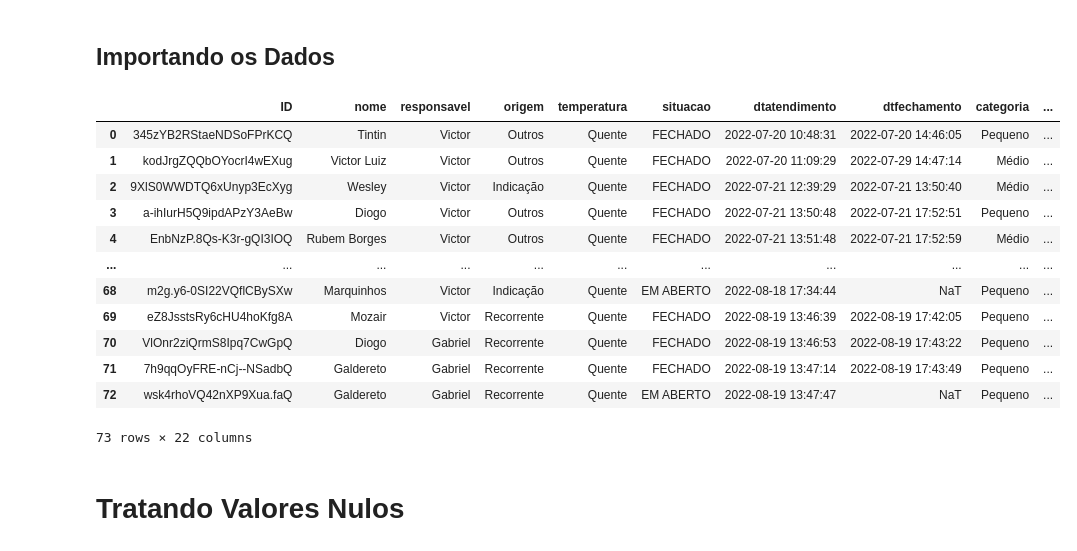
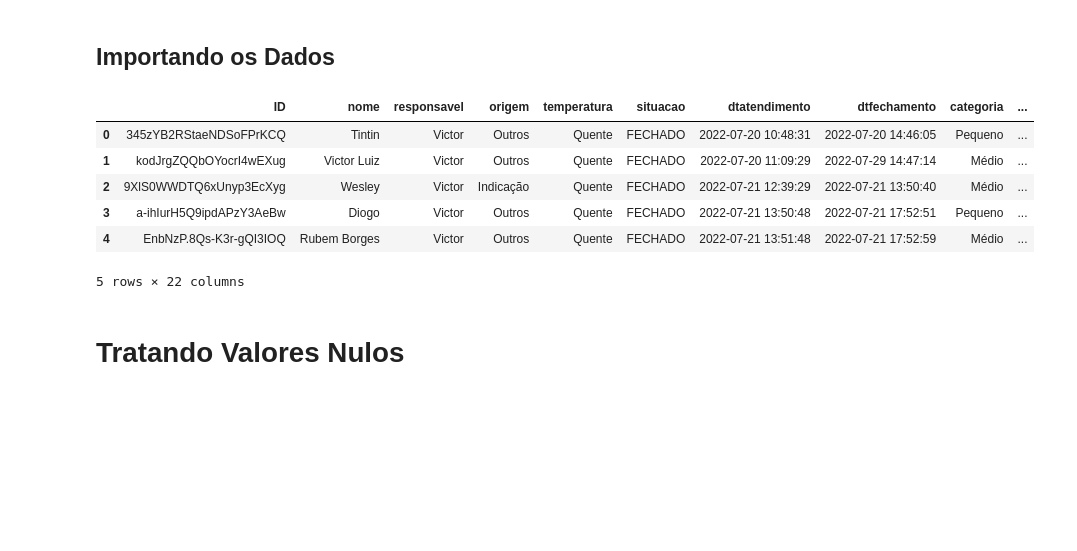
Before and after one commit to hgosouza1/Data-Science, a Jupyter notebook: Projeto Pessoal/Estética Automotiva/relatorio_geral_negocio.ipynb, the cells around one changed output. Cells and saved outputs as stored; diff of their text form; code cells hidden in the pictures; blank space fills up the shorter version.

```diff
--- a/Projeto Pessoal/Estética Automotiva/relatorio_geral_negocio.ipynb
+++ b/Projeto Pessoal/Estética Automotiva/relatorio_geral_negocio.ipynb
@@ -20,25 +21,19 @@ from statistics import mean
 # %%
 dados = pd.read_csv("estetica_automotiva.csv",
           sep = ",",
           parse_dates = ["dtatendimento", "dtfechamento"],
           dayfirst = True)
 
 #Visulizando
-dados.head(77)
+dados.head()
 # %% [output]
 |  | ID | nome | responsavel | origem | temperatura | situacao | dtatendimento | dtfechamento | categoria | ... |
 | 0 | 345zYB2RStaeNDSoFPrKCQ | Tintin | Victor | Outros | Quente | FECHADO | 2022-07-20 10:48:31 | 2022-07-20 14:46:05 | Pequeno | ... |
 | 1 | kodJrgZQQbOYocrI4wEXug | Victor Luiz | Victor | Outros | Quente | FECHADO | 2022-07-20 11:09:29 | 2022-07-29 14:47:14 | Médio | ... |
 | 2 | 9XlS0WWDTQ6xUnyp3EcXyg | Wesley | Victor | Indicação | Quente | FECHADO | 2022-07-21 12:39:29 | 2022-07-21 13:50:40 | Médio | ... |
 | 3 | a-ihIurH5Q9ipdAPzY3AeBw | Diogo | Victor | Outros | Quente | FECHADO | 2022-07-21 13:50:48 | 2022-07-21 17:52:51 | Pequeno | ... |
 | 4 | EnbNzP.8Qs-K3r-gQI3IOQ | Rubem Borges | Victor | Outros | Quente | FECHADO | 2022-07-21 13:51:48 | 2022-07-21 17:52:59 | Médio | ... |
-| ... | ... | ... | ... | ... | ... | ... | ... | ... | ... | ... |
-| 68 | m2g.y6-0SI22VQflCBySXw | Marquinhos | Victor | Indicação | Quente | EM ABERTO | 2022-08-18 17:34:44 | NaT | Pequeno | ... |
-| 69 | eZ8JsstsRy6cHU4hoKfg8A | Mozair | Victor | Recorrente | Quente | FECHADO | 2022-08-19 13:46:39 | 2022-08-19 17:42:05 | Pequeno | ... |
-| 70 | VlOnr2ziQrmS8Ipq7CwGpQ | Diogo | Gabriel | Recorrente | Quente | FECHADO | 2022-08-19 13:46:53 | 2022-08-19 17:43:22 | Pequeno | ... |
-| 71 | 7h9qqOyFRE-nCj--NSadbQ | Galdereto | Gabriel | Recorrente | Quente | FECHADO | 2022-08-19 13:47:14 | 2022-08-19 17:43:49 | Pequeno | ... |
-| 72 | wsk4rhoVQ42nXP9Xua.faQ | Galdereto | Gabriel | Recorrente | Quente | EM ABERTO | 2022-08-19 13:47:47 | NaT | Pequeno | ... |
-73 rows × 22 columns
+5 rows × 22 columns
 # %% [markdown]
 # Tratando Valores Nulos
 # %%
```
Also changed, not shown: parts of 3 cells of this notebook.
